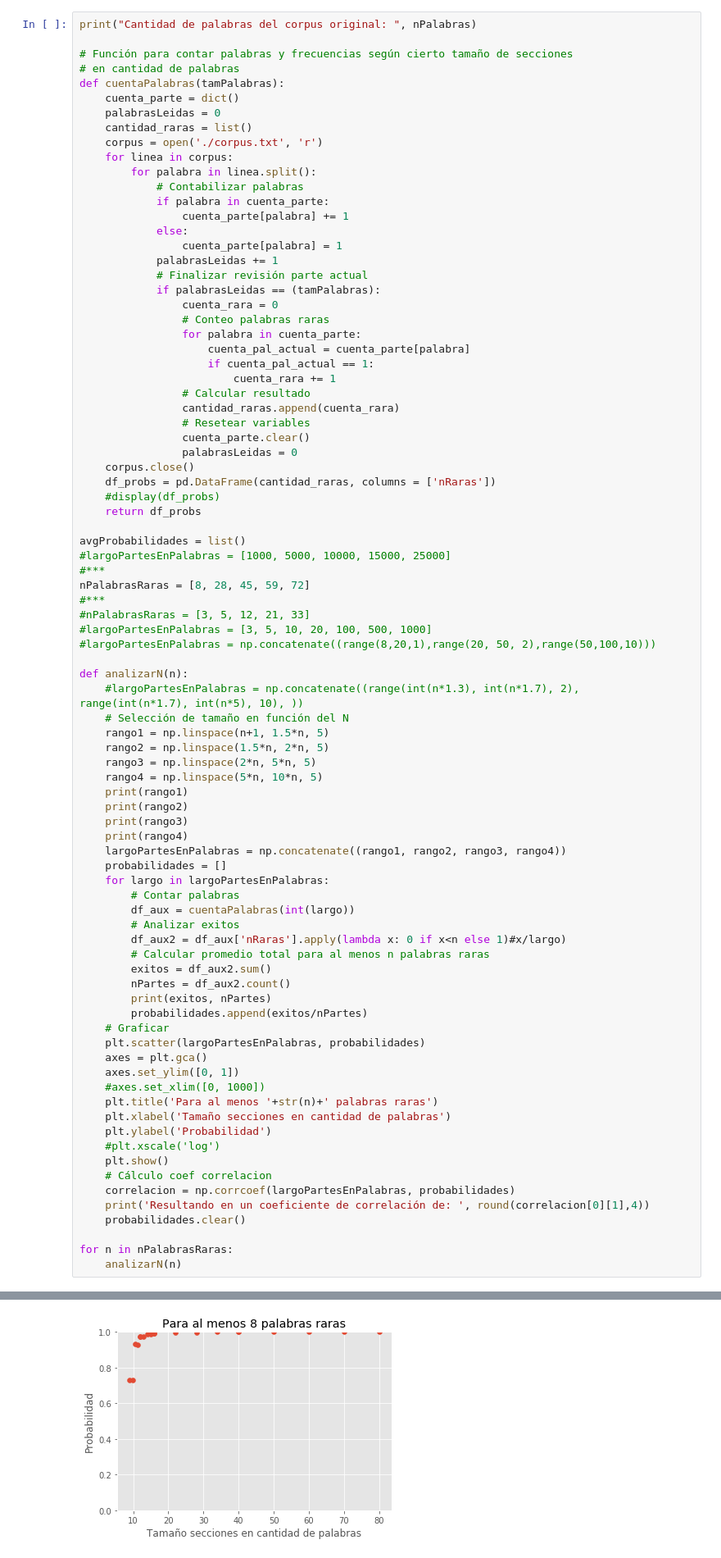
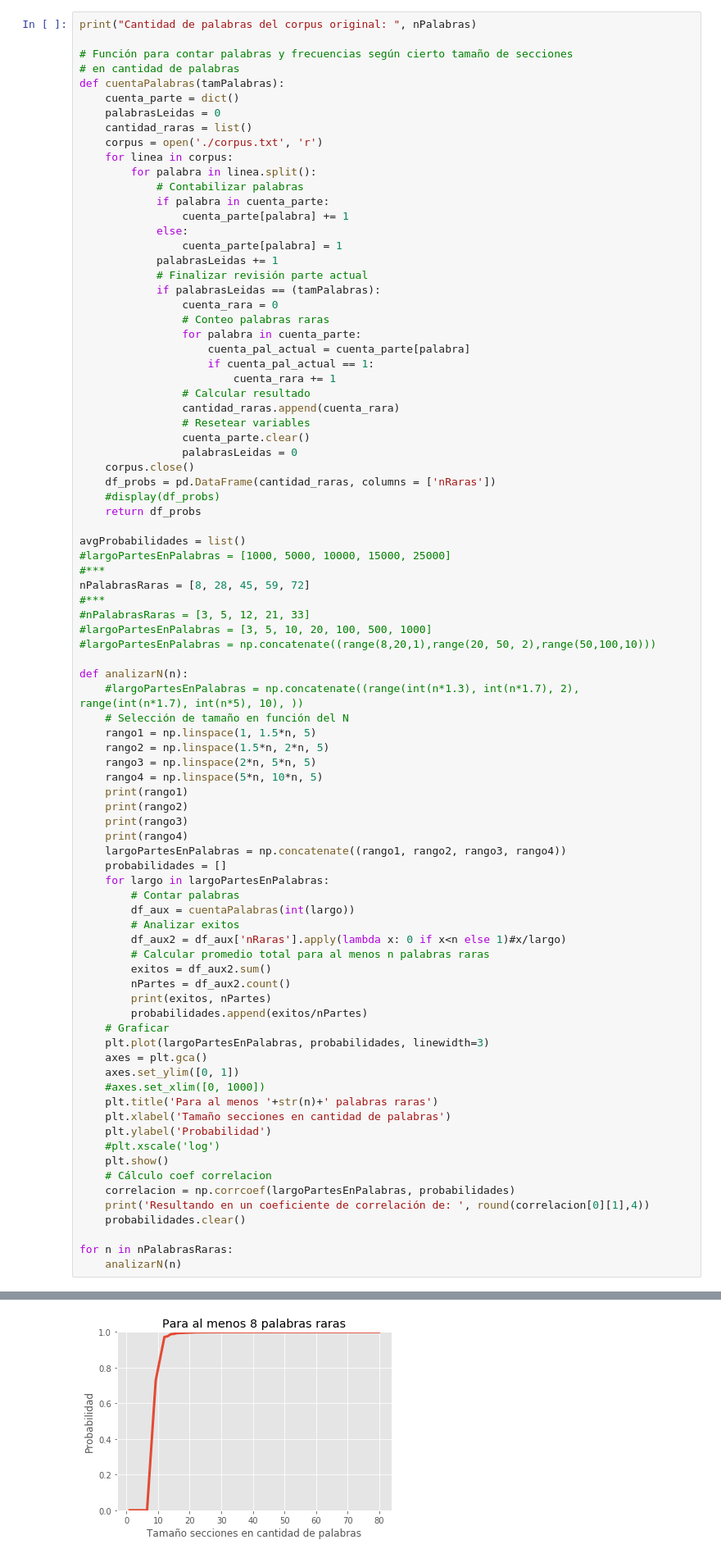
Before and after one commit to dmedelba/Lab3-Estaca, a Jupyter notebook: Laboratorio 3.ipynb, the cells around one changed output, grey strips where cells are left out. Shown at 82% size. Drawn from its saved outputs; the diff is of its cells as text.

```diff
--- a/Laboratorio 3.ipynb
+++ b/Laboratorio 3.ipynb
@@ -179,7 +179,7 @@ nPalabrasRaras = [8, 28, 45, 59, 72]
 def analizarN(n):
     #largoPartesEnPalabras = np.concatenate((range(int(n*1.3), int(n*1.7), 2), range(int(n*1.7), int(n*5), 10), ))
     # Selección de tamaño en función del N
-    rango1 = np.linspace(n+1, 1.5*n, 5)
+    rango1 = np.linspace(1, 1.5*n, 5)
     rango2 = np.linspace(1.5*n, 2*n, 5)
     rango3 = np.linspace(2*n, 5*n, 5)
     rango4 = np.linspace(5*n, 10*n, 5)
@@ -200,7 +200,7 @@ def analizarN(n):
         print(exitos, nPartes)
         probabilidades.append(exitos/nPartes)
     # Graficar
-    plt.scatter(largoPartesEnPalabras, probabilidades)
+    plt.plot(largoPartesEnPalabras, probabilidades, linewidth=3)
     axes = plt.gca()
     axes.set_ylim([0, 1])
     #axes.set_xlim([0, 1000])
@@ -229,9 +229,9 @@ Cantidad de palabras del corpus original:  1097499
 88897 91458
 88897 91458
 82392 84423
 ... (9 lines left out)
 21946 21949
 18289 18291
 15677 15678
 13717 13718
-[figure, old version]
+[figure, new version]
```
Also changed, not shown: parts of 17 cells of this notebook.
